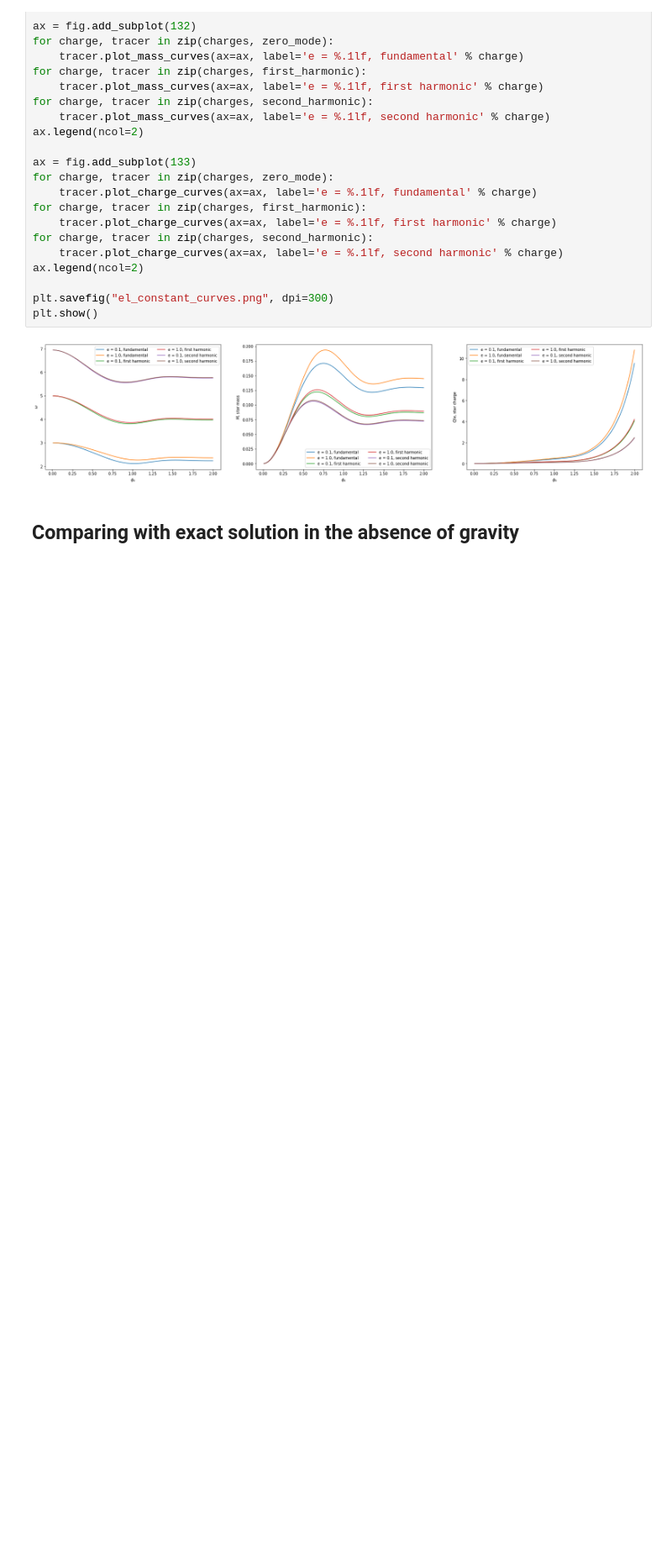
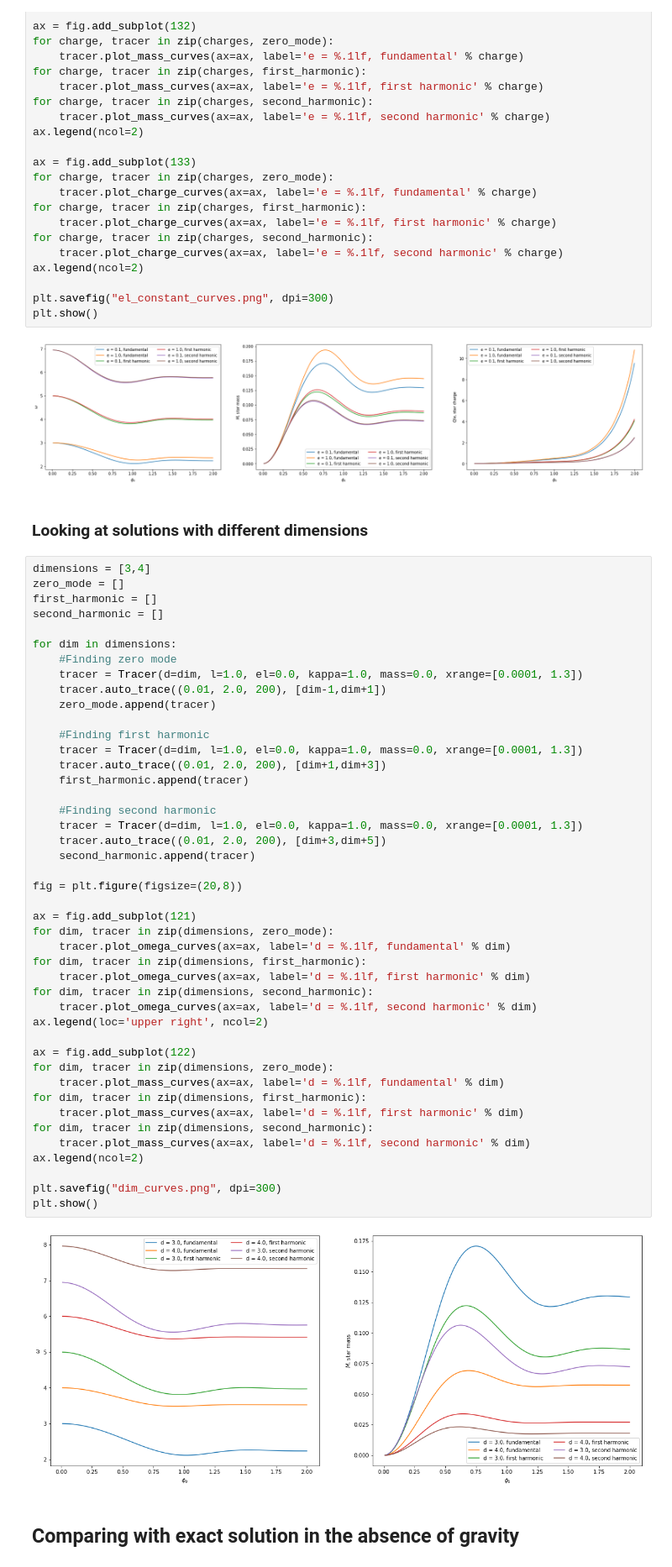
Before and after one commit to sukhovn/AdS_BS_shooting, a Jupyter notebook: BoseStar.ipynb, the cells around one changed output. Shown at 84% size. Cells and saved outputs as stored; diff of their text form; blank space fills up the shorter version.

Commit message:
Added tracings for different dimensions

```diff
--- a/BoseStar.ipynb
+++ b/BoseStar.ipynb
@@ -279,6 +278,54 @@ plt.savefig("el_constant_curves.png", dpi=300)
 plt.show()
 # %% [output]
 [figure]
+# %% [markdown]
+### Looking at solutions with different dimensions
+# %%
+dimensions = [3,4]
+zero_mode = []
+first_harmonic = []
+second_harmonic = []
+
+for dim in dimensions:
+    #Finding zero mode
+    tracer = Tracer(d=dim, l=1.0, el=0.0, kappa=1.0, mass=0.0, xrange=[0.0001, 1.3])
+    tracer.auto_trace((0.01, 2.0, 200), [dim-1,dim+1])
+    zero_mode.append(tracer)
+
+    #Finding first harmonic
+    tracer = Tracer(d=dim, l=1.0, el=0.0, kappa=1.0, mass=0.0, xrange=[0.0001, 1.3])
+    tracer.auto_trace((0.01, 2.0, 200), [dim+1,dim+3])
+    first_harmonic.append(tracer)
+
+    #Finding second harmonic
+    tracer = Tracer(d=dim, l=1.0, el=0.0, kappa=1.0, mass=0.0, xrange=[0.0001, 1.3])
+    tracer.auto_trace((0.01, 2.0, 200), [dim+3,dim+5])
+    second_harmonic.append(tracer)
+
+fig = plt.figure(figsize=(20,8))
+
+ax = fig.add_subplot(121)
+for dim, tracer in zip(dimensions, zero_mode):
+    tracer.plot_omega_curves(ax=ax, label='d = %.1lf, fundamental' % dim)
+for dim, tracer in zip(dimensions, first_harmonic):
+    tracer.plot_omega_curves(ax=ax, label='d = %.1lf, first harmonic' % dim)
+for dim, tracer in zip(dimensions, second_harmonic):
+    tracer.plot_omega_curves(ax=ax, label='d = %.1lf, second harmonic' % dim)
+ax.legend(loc='upper right', ncol=2)
+
+ax = fig.add_subplot(122)
+for dim, tracer in zip(dimensions, zero_mode):
+    tracer.plot_mass_curves(ax=ax, label='d = %.1lf, fundamental' % dim)
+for dim, tracer in zip(dimensions, first_harmonic):
+    tracer.plot_mass_curves(ax=ax, label='d = %.1lf, first harmonic' % dim)
+for dim, tracer in zip(dimensions, second_harmonic):
+    tracer.plot_mass_curves(ax=ax, label='d = %.1lf, second harmonic' % dim)
+ax.legend(ncol=2)
+
+plt.savefig("dim_curves.png", dpi=300)
+plt.show()
+# %% [output]
+[figure, added]
 # %% [markdown]
 ## Comparing with exact solution in the absence of gravity
 # %%
```
Also changed, not shown: parts of 2 cells of this notebook.
